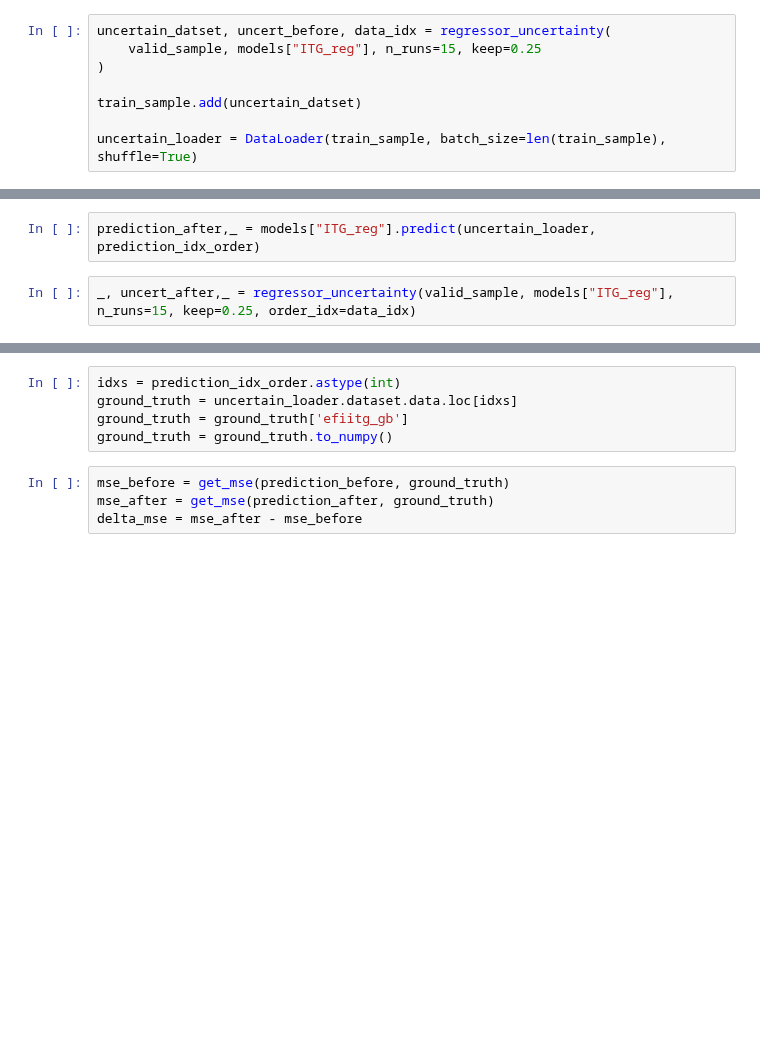
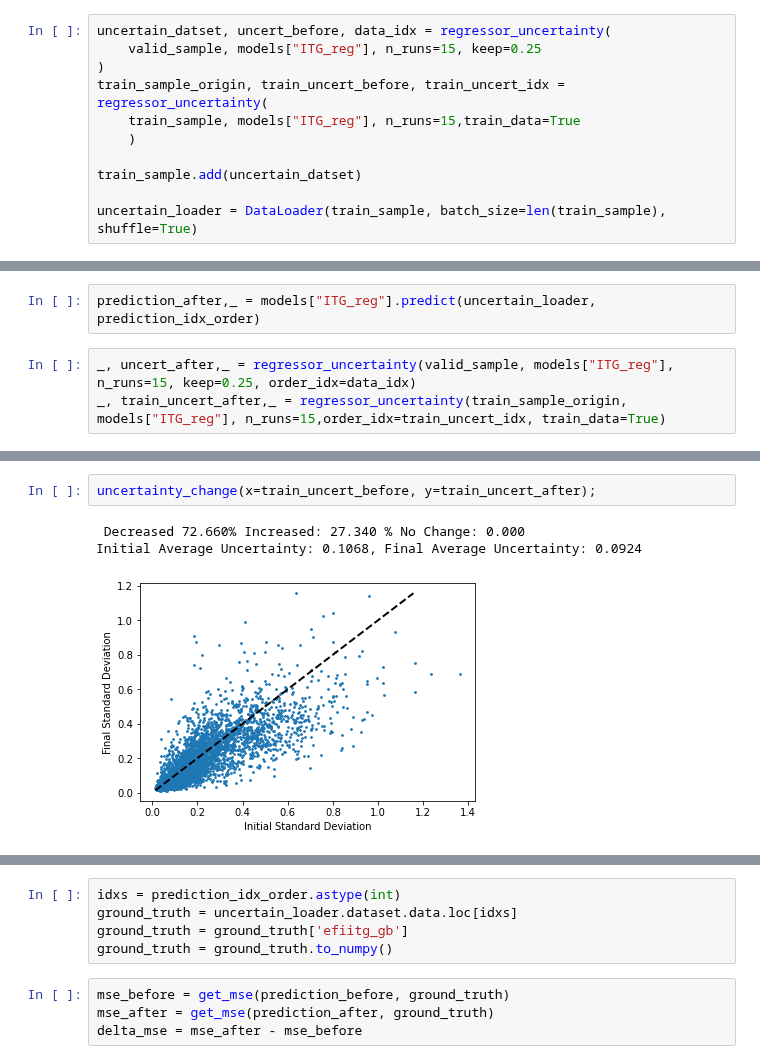
Before and after one commit to zcapjdb/UKAEAGroupProject, a Jupyter notebook: src/notebooks/run_pipeline.ipynb, the cells around one changed output, grey strips where cells are left out. Cells and saved outputs as stored; diff of their text form; blank space fills up the shorter version.

```diff
--- a/src/notebooks/run_pipeline.ipynb
+++ b/src/notebooks/run_pipeline.ipynb
@@ -81,6 +89,9 @@ select_unstable_data(valid_sample, batch_size=100, classifier=models["ITG_class"
 uncertain_datset, uncert_before, data_idx = regressor_uncertainty(
     valid_sample, models["ITG_reg"], n_runs=15, keep=0.25
 )
+train_sample_origin, train_uncert_before, train_uncert_idx = regressor_uncertainty(
+    train_sample, models["ITG_reg"], n_runs=15,train_data=True
+    )
 
 train_sample.add(uncertain_datset)
 
@@ -111,3 +223,4 @@ retrain_regressor(
 prediction_after,_ = models["ITG_reg"].predict(uncertain_loader, prediction_idx_order)
 # %%
 _, uncert_after,_ = regressor_uncertainty(valid_sample, models["ITG_reg"], n_runs=15, keep=0.25, order_idx=data_idx)
+_, train_uncert_after,_ = regressor_uncertainty(train_sample_origin, models["ITG_reg"], n_runs=15,order_idx=train_uncert_idx, train_data=True)
@@ -116,2 +239,8 @@ uncertainty_change(x=uncert_before, y=uncert_after);
+# %%
+uncertainty_change(x=train_uncert_before, y=train_uncert_after);
+# %% [output]
+ Decreased 72.660% Increased: 27.340 % No Change: 0.000
+Initial Average Uncertainty: 0.1068, Final Average Uncertainty: 0.0924
+[figure, added]
 # %%
 mse_change(prediction_before, prediction_after,prediction_idx_order,data_idx, uncertain_loader,[uncert_before, uncert_after])
```
Also changed, not shown: parts of 10 cells of this notebook.
